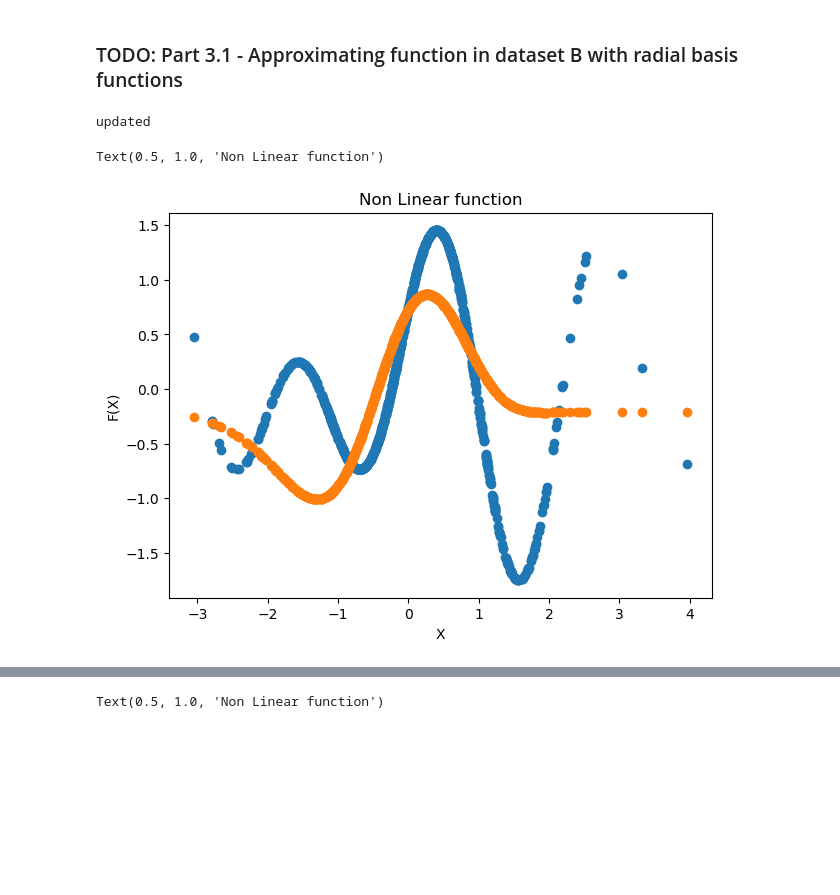
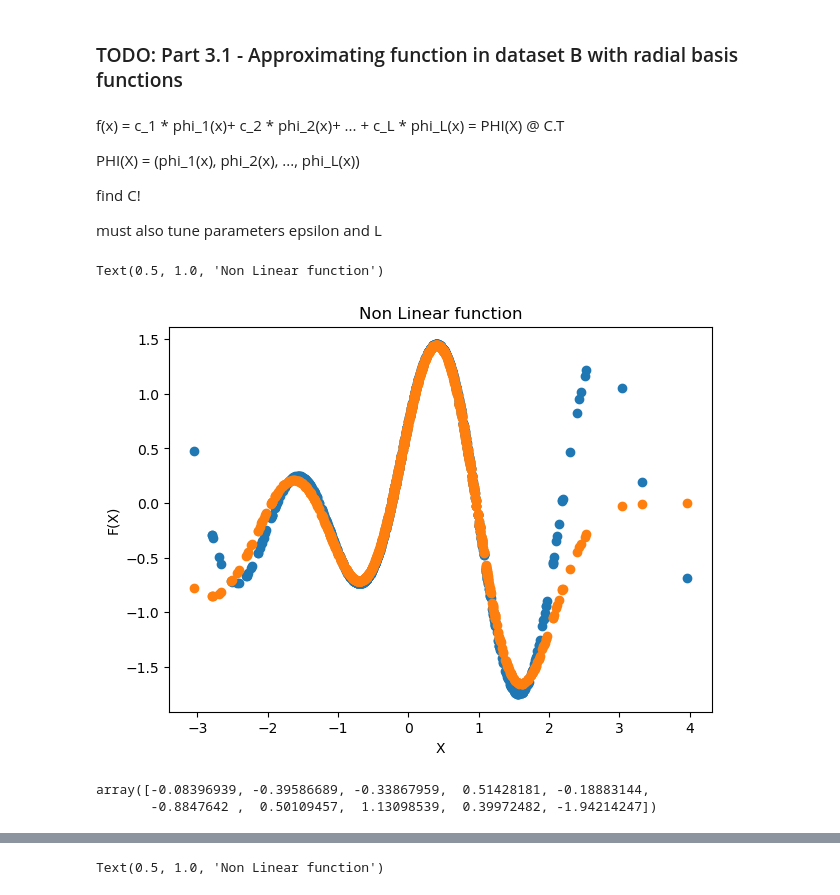
Before and after one commit to Augustin690/learning-dynamical-systems, a Jupyter notebook: src/part1/task1.ipynb, the cells around one changed output, grey strips where cells are left out. Cells and saved outputs as stored; diff of their text form; code cells hidden in the pictures; blank space fills up the shorter version.

```diff
--- a/src/part1/task1.ipynb
+++ b/src/part1/task1.ipynb
@@ -75,18 +85,32 @@ Text(0.5, 1.0, 'Linear function')
 # %% [markdown]
 ### TODO: Part 3.1 - Approximating function in dataset B with radial basis functions
+# %% [markdown]
+f(x) = c_1 * phi_1(x)+ c_2 * phi_2(x)+ ... + c_L * phi_L(x)
+     = PHI(X) @ C.T
+
+PHI(X) = (phi_1(x), phi_2(x), ..., phi_L(x))
+
+find C!
+
+must also tune parameters epsilon and L
 # %%
-L = 5000
-phi_x_b = utils.approx_non_linear_function(X_B,Y_B,L,0.08)
-approx_y_3 = utils.transform(phi_x_b.T, utils.least_squares(phi_x_b.T, Y_B))
+L = 10
+phi_x_b = utils.approx_non_linear_function(X_B,Y_B,L,0.11)
+C =  utils.least_squares(phi_x_b.T, Y_B)
+approx_y_3 = np.dot(phi_x_b.T, C)
 
 fig, ax = plt.subplots(1,1, figsize =(7,5))
 ax.scatter(X_B,Y_B)
 ax.scatter(X_B, approx_y_3)
 ax.set_xlabel("X")
 ax.set_ylabel("F(X)")
 ax.set_title("Non Linear function")
 # %% [output]
-updated
+Text(0.5, 1.0, 'Non Linear function')
-Text(0.5, 1.0, 'Non Linear function')
-[figure, old version]
+[figure, new version]
+# %%
+C
+# %% [output]
+array([-0.08396939, -0.39586689, -0.33867959,  0.51428181, -0.18883144,
+       -0.8847642 ,  0.50109457,  1.13098539,  0.39972482, -1.94214247])
 # %%
```
Also changed, not shown: parts of 5 cells of this notebook, 1 other file.
